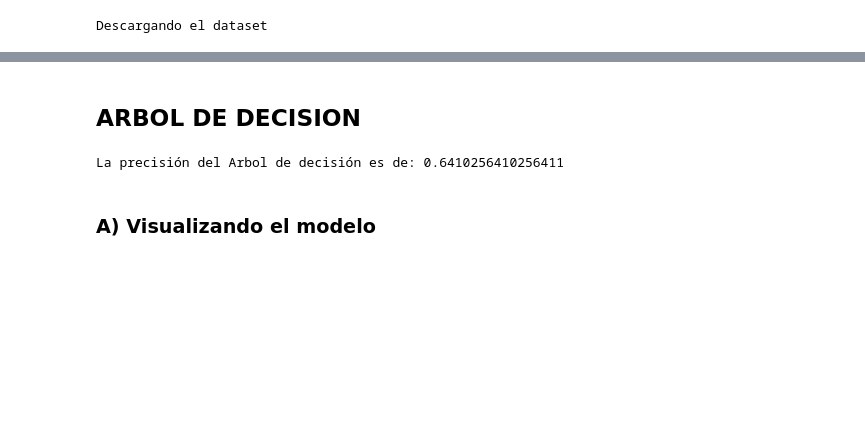
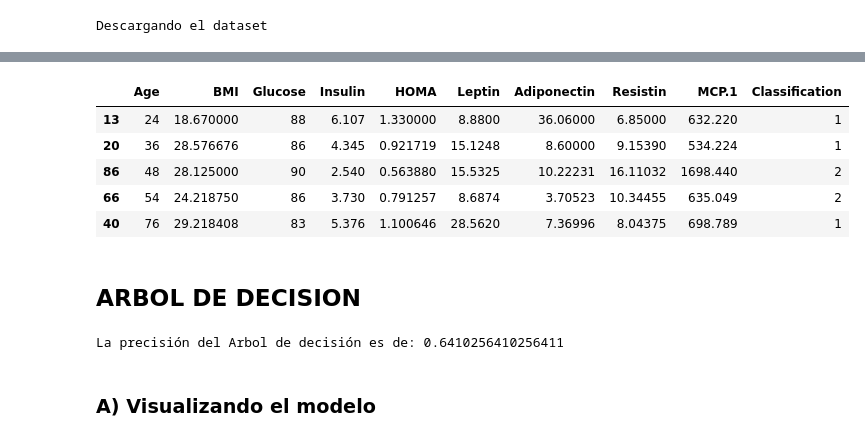
Before and after one commit to NestorDiazDataSC/DecisionTree-and-Random-Forest, a Jupyter notebook: Arbol de Decision.ipynb, the cells around one changed output, grey strips where cells are left out. Saved outputs shown, nothing was run; the diff lists cells and outputs as text; code cells hidden in the pictures; blank space fills up the shorter version.

```diff
--- a/Arbol de Decision.ipynb
+++ b/Arbol de Decision.ipynb
@@ -43,3 +47,12 @@ data.head(5)
+# %%
+data.sample(5) # Otra forma de ver valores
+# %% [output]
+|  | Age | BMI | Glucose | Insulin | HOMA | Leptin | Adiponectin | Resistin | MCP.1 | Classification |
+| 13 | 24 | 18.670000 | 88 | 6.107 | 1.330000 | 8.8800 | 36.06000 | 6.85000 | 632.220 | 1 |
+| 20 | 36 | 28.576676 | 86 | 4.345 | 0.921719 | 15.1248 | 8.60000 | 9.15390 | 534.224 | 1 |
+| 86 | 48 | 28.125000 | 90 | 2.540 | 0.563880 | 15.5325 | 10.22231 | 16.11032 | 1698.440 | 2 |
+| 66 | 54 | 24.218750 | 86 | 3.730 | 0.791257 | 8.6874 | 3.70523 | 10.34455 | 635.049 | 2 |
+| 40 | 76 | 29.218408 | 83 | 5.376 | 1.100646 | 28.5620 | 7.36996 | 8.04375 | 698.789 | 1 |
 # %% [markdown]
 ## ARBOL DE DECISION
 # %%
```
Also changed, not shown: parts of 14 cells of this notebook.
